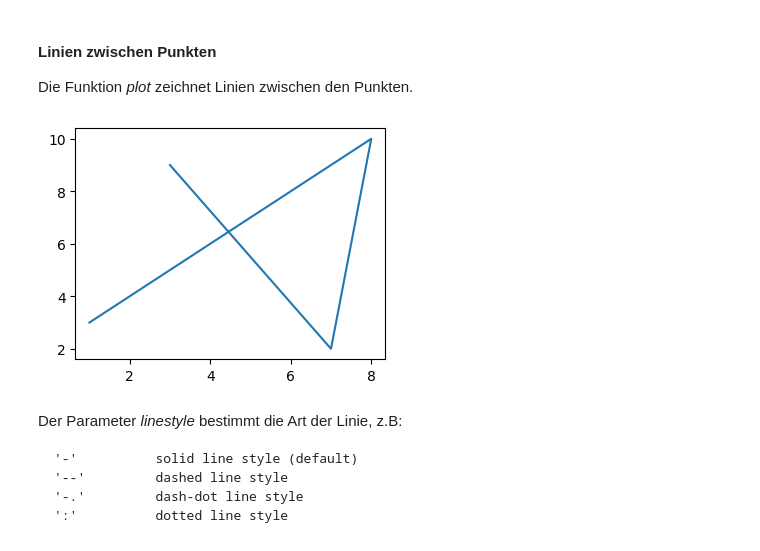
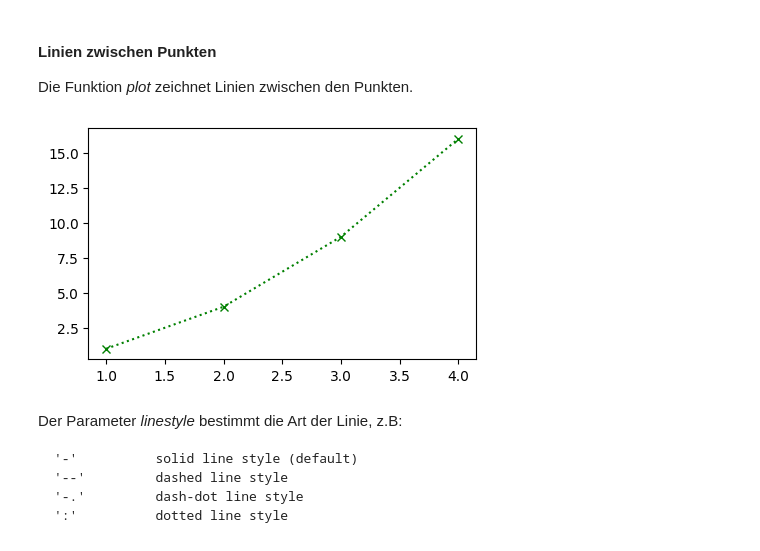
Before and after one commit to ktheu/PythonLernen, a Jupyter notebook: matplotlib/matplotlib.ipynb, the cells around one changed output. Cells and saved outputs as stored; diff of their text form; code cells hidden in the pictures.

```diff
--- a/matplotlib/matplotlib.ipynb
+++ b/matplotlib/matplotlib.ipynb
@@ -50,14 +120,13 @@ Die Markierungen der Punkte und die Farben können wir ändern
 
 Die Funktion *plot* zeichnet Linien zwischen den Punkten.
 # %%
-X = [1, 8, 7, 3]
-Y = [3, 10, 2, 9]
-
-plt.figure(figsize=(4,3))
-plt.plot(X, Y)
+plt.subplots(figsize=(5,3))
+X = [1, 2, 3, 4]
+Y = [1, 4, 9, 16]
+plt.plot(X, Y, color='green', linestyle=':', marker='x')        # s = dicke
 plt.show()
 # %% [output]
-[figure, old version]
+[figure, new version]
 # %% [markdown]
 Der Parameter *linestyle* bestimmt die Art der Linie, z.B:
 
```
Also changed, not shown: parts of 39 cells of this notebook, 3 other files.
